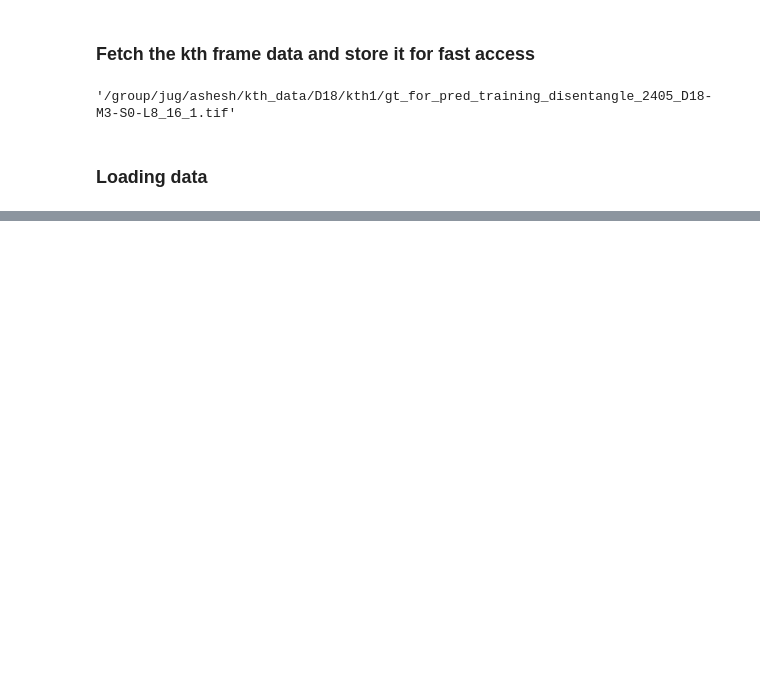
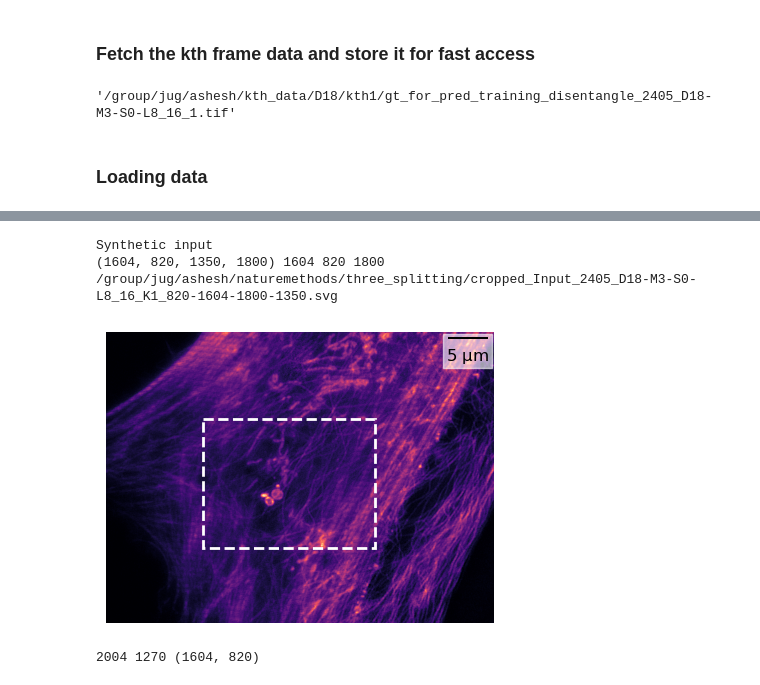
Before and after one commit to ashesh-0/Disentangle, a Jupyter notebook: disentangle/notebooks/naturemethods/three_splitting_V2.ipynb, the cells around one changed output, grey strips where cells are left out. Saved outputs shown, nothing was run; the diff lists cells and outputs as text; code cells hidden in the pictures; blank space fills up the shorter version.

```diff
--- a/disentangle/notebooks/naturemethods/three_splitting_V2.ipynb
+++ b/disentangle/notebooks/naturemethods/three_splitting_V2.ipynb
@@ -83,7 +86,7 @@ crops_pred_dirs = {
 
 resolution_nm_dict = {
     # '2404/D21-M3-S0-L8/6': 110,
-    # '2405/D18-M3-S0-L8/16': 27,
+    '2405/D18-M3-S0-L8/16': 27,
     # '2412/D30-M3-S0-L8/0': 300,
     # '2411/D30-M3-S0-L8/26': 196,
     "2506/D30-M3-S0-L8/5": 196,
@@ -229,11 +241,12 @@ plt.imshow(gt_pred_dict[key][1][..., 2])
 # %%
-input_h_factor = 1.2
-wN = 400
-tar_wN = 300
-
-# wN = 1600
-# tar_wN = 1200
-tar_h_factor = 1.2
+input_h_factor = 0.75
+# wN = 400
+# tar_wN = 300
+ws = 820
+hs = 1604
+wN = 1800
+tar_wN = 800
+tar_h_factor = 0.75
 
 # Target crop
 # tar_h_factor = 0.75
@@ -245,6 +258,8 @@ if savefig is False:
     hs = np.random.randint(0, gt_pred_dict[key][0].shape[0] - int(wN * input_h_factor))
     ws = np.random.randint(0, gt_pred_dict[key][0].shape[1] - wN)
     print("ws", ws, "hs", hs)
+# %%
+savefig=True
 # %%
 from matplotlib_scalebar.scalebar import ScaleBar
 
@@ -257,6 +272,7 @@ gt = gt.squeeze()
 pred = pred.squeeze()
 inp = get_input(gt, pred.shape[-1], gaussian_sigma, poisson_noise_factor)[0]
 inp_crop, input_coordinates = get_cropped_img(inp, input_h_factor, wN=wN, ws=ws, hs=hs)
+print(input_coordinates, hs, ws, wN)
 ax_inp.imshow(inp_crop, cmap="magma")
 
 if key in resolution_nm_dict:
@@ -278,41 +294,52 @@ if savefig:
 
 # =============================================
 # Set the top-left location
-tar_rel_hs = 70
-tar_rel_ws = 50
+tar_rel_hs = 400
+tar_rel_ws = 450
 relative_coordinates = (tar_rel_hs, tar_rel_ws, tar_hN, tar_wN)
 assert tar_rel_hs + tar_hN < inp_crop.shape[0], (
     f"Invalid tar_rel_hs for the input. tar_rel_hs = {tar_rel_hs}, tar_hN = {tar_hN}, inp_crop.shape = {inp_crop.shape}"
 )
 assert tar_rel_ws + tar_wN < inp_crop.shape[1], (
     f"Invalid tar_rel_ws for the input. tar_rel_ws = {tar_rel_ws}, tar_wN = {tar_wN}, inp_crop.shape = {inp_crop.shape}"
 )
 
 rect = patches.Rectangle(
     (relative_coordinates[1], relative_coordinates[0]),
     relative_coordinates[3],
     relative_coordinates[2],
     linewidth=2,
     edgecolor="w",
     facecolor="none",
     linestyle="--",
 )
 ax_inp.add_patch(rect)
 
 if savefig:
     # filename should contain all cropping information
-    fname = "cropped_Input_{}_K{}_{}-{}-{}-{}.png".format(
+    fname = "cropped_Input_{}_K{}_{}-{}-{}-{}.svg".format(
         key.replace("/", "_"),
         KTH_SAMPLE,
         input_coordinates[1],
         input_coordinates[0],
         input_coordinates[3],
         input_coordinates[2],
     )
 
     fpath = os.path.join(output_data_dir, fname)
     print(fpath)
     plt.savefig(fpath, dpi=150, bbox_inches="tight")
+# %% [output]
+Synthetic input
+(1604, 820, 1350, 1800) 1604 820 1800
+/group/jug/ashesh/naturemethods/three_splitting/cropped_Input_2405_D18-M3-S0-L8_16_K1_820-1604-1800-1350.svg
+[figure, added]
+# %%
+tar_hs = tar_rel_hs + input_coordinates[0]
+tar_ws = tar_rel_ws + input_coordinates[1]
+print(tar_hs, tar_ws, input_coordinates[:2])
+# %% [output]
+2004 1270 (1604, 820)
 # %%
 ncols = 3
 nrows = 2
```
Also changed, not shown: parts of 10 cells of this notebook, 3 other files.
